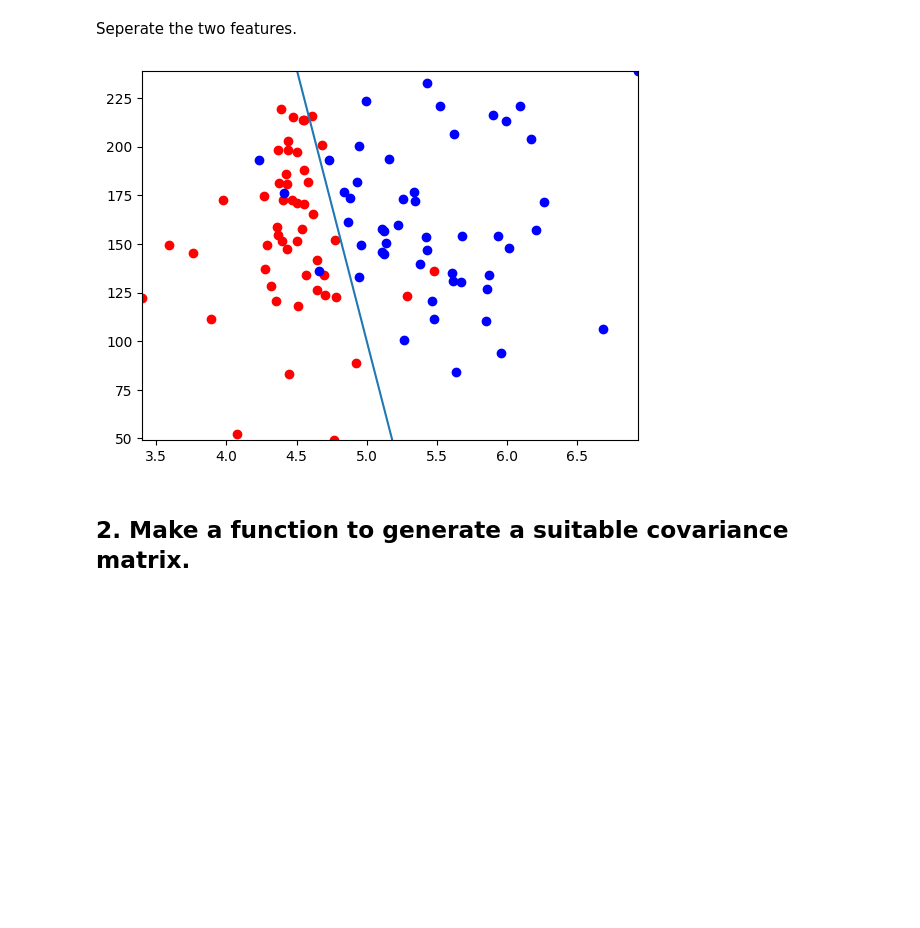
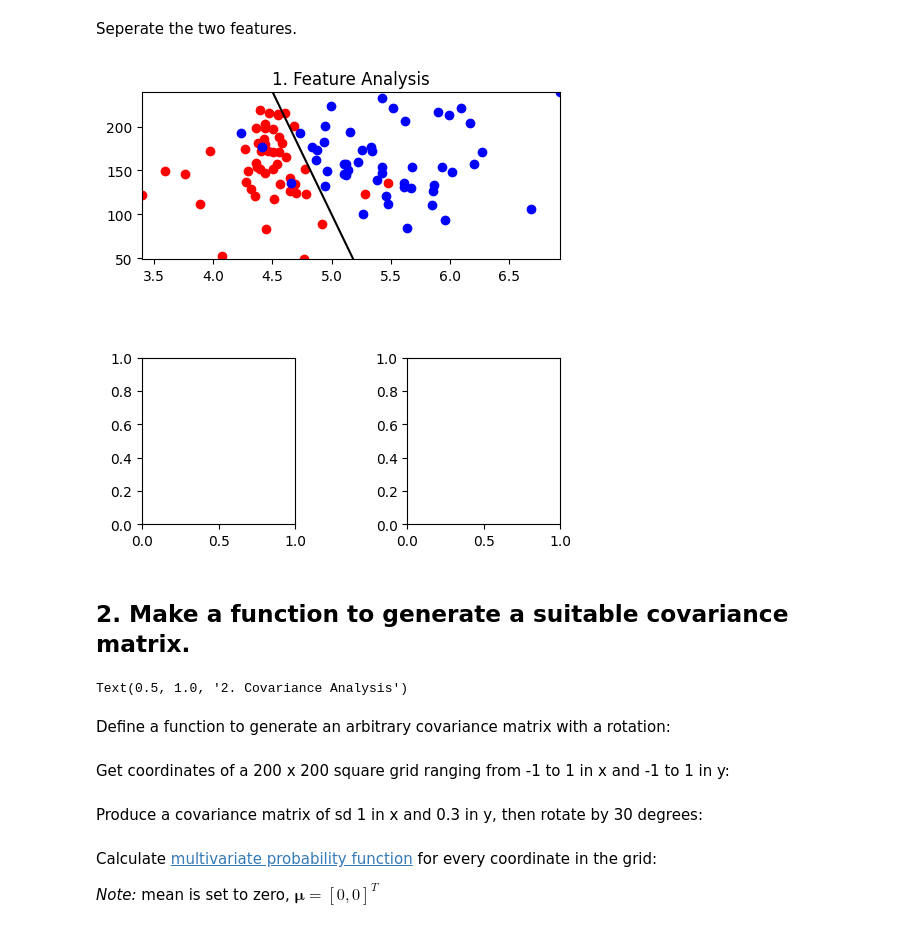
Before and after one commit to RohitNag11/Imperial, a Jupyter notebook: MachineLearning/Tutorial1/tutorial1.ipynb, the cells around one changed output. Cells and saved outputs as stored; diff of their text form; code cells hidden in the pictures; blank space fills up the shorter version.

```diff
--- a/MachineLearning/Tutorial1/tutorial1.ipynb
+++ b/MachineLearning/Tutorial1/tutorial1.ipynb
@@ -11,2 +31,11 @@ np.random.seed(0)
+# %%
+fig = plt.figure(figsize=(6, 6))
+grid = plt.GridSpec(2, 2)
+ax1 = fig.add_subplot(grid[0, :])
+ax2 = fig.add_subplot(grid[1, 0])
+ax3 = fig.add_subplot(grid[1, 1])
+fig.tight_layout(pad=5.0)
 # %% [markdown]
 ## 1. Generate and plot a test dataset.
+# %%
+ax1.set_title("1. Feature Analysis")
@@ -29,17 +60,15 @@ X[:, 1] = np.abs(X[:, 1] * 30 + 160)
 # %% [markdown]
 Plot first and second features on the same axes.
 # %%
-fig, ax = plt.subplots()
-
 # Set plot limits:
 min_x, max_x = min(X[:, 0]), max(X[:, 0])
 min_y, max_y = min(X[:, 1]), max(X[:, 1])
-ax.set_xlim(min_x, max_x)
-ax.set_ylim(min_y, max_y)
+ax1.set_xlim(min_x, max_x)
+ax1.set_ylim(min_y, max_y)
 
 # First feature:
-ax.scatter(X[y == 0, 0], X[y == 0, 1], c='r')
+ax1.scatter(X[y == 0, 0], X[y == 0, 1], c='r')
 # Second feature:
-ax.scatter(X[y == 1, 0], X[y == 1, 1], c='b')
+ax1.scatter(X[y == 1, 0], X[y == 1, 1], c='b')
 # %% [output]
 <matplotlib.collections.PathCollection at 0x...>
@@ -49,9 +77,15 @@ Seperate the two features.
 # %%
 x = np.array([min_x, max_x])
 y = -280*x + 1500
-ax.plot(x, y)
+ax1.plot(x, y, c='k')
 fig
 # %% [output]
-[figure, old version]
+[figure, new version]
 # %% [markdown]
 ## 2. Make a function to generate a suitable covariance matrix.
+# %%
+ax2.set_title("2. Covariance Analysis")
+# %% [output]
+Text(0.5, 1.0, '2. Covariance Analysis')
+# %% [markdown]
+Define a function to generate an arbitrary covariance matrix with a rotation:
@@ -57,0 +98,2 @@ fig
+# %% [markdown]
+Get coordinates of a 200 x 200 square grid ranging from -1 to 1 in x and -1 to 1 in y:
@@ -57,0 +102,3 @@ fig
+# %% [markdown]
+
+Produce a covariance matrix of sd 1 in x and 0.3 in y, then rotate by 30 degrees:
@@ -57,0 +108,4 @@ fig
+# %% [markdown]
+Calculate [multivariate probability function](#multivariate-gussian-model-probability-function) for every coordinate in the grid:
+
+*Note:* mean is set to zero, ${\mathbf{\mu}} = [0,0]^T$
```
Also changed, not shown: parts of 10 cells of this notebook, 5 other files.
